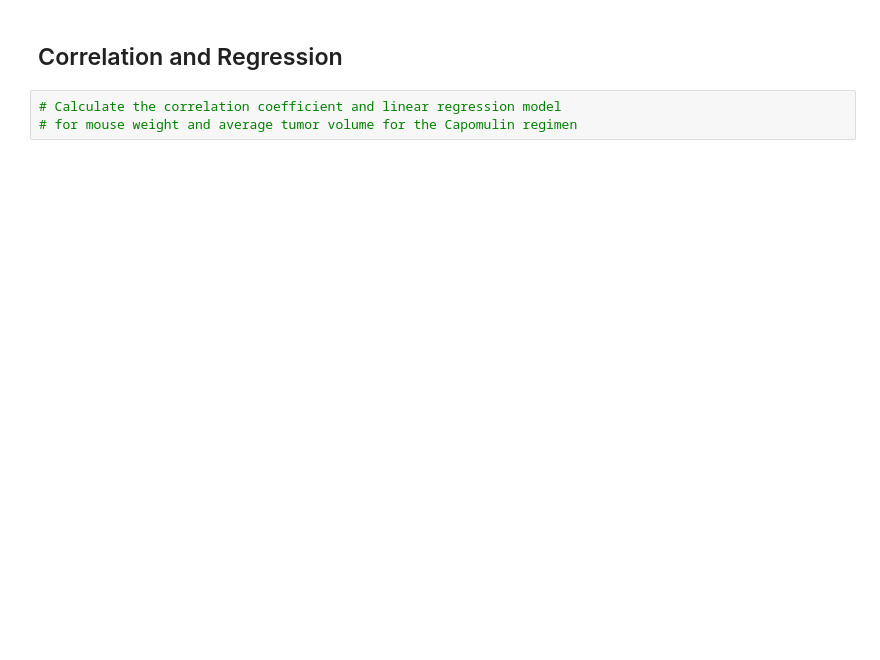
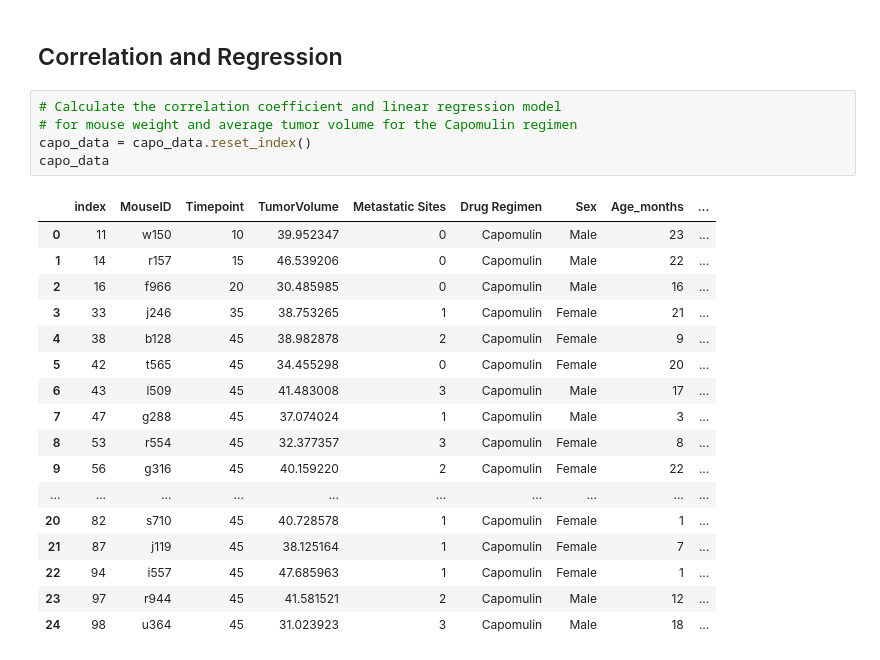
Before and after one commit to thomasipe/matplotlib-challenge, a Jupyter notebook: Pymaceuticals/pymaceuticals_starter.ipynb, the cells around one changed output. Drawn from its saved outputs; the diff is of its cells as text; blank space fills up the shorter version.

```diff
--- a/Pymaceuticals/pymaceuticals_starter.ipynb
+++ b/Pymaceuticals/pymaceuticals_starter.ipynb
@@ -210,3 +277,23 @@ Name: Timepoint, dtype: int64
 # %%
 # Calculate the correlation coefficient and linear regression model
 # for mouse weight and average tumor volume for the Capomulin regimen
+capo_data = capo_data.reset_index()
+capo_data
+# %% [output]
+|  | index | MouseID | Timepoint | TumorVolume | Metastatic Sites | Drug Regimen | Sex | Age_months | ... |
+| 0 | 11 | w150 | 10 | 39.952347 | 0 | Capomulin | Male | 23 | ... |
+| 1 | 14 | r157 | 15 | 46.539206 | 0 | Capomulin | Male | 22 | ... |
+| 2 | 16 | f966 | 20 | 30.485985 | 0 | Capomulin | Male | 16 | ... |
+| 3 | 33 | j246 | 35 | 38.753265 | 1 | Capomulin | Female | 21 | ... |
+| 4 | 38 | b128 | 45 | 38.982878 | 2 | Capomulin | Female | 9 | ... |
+| 5 | 42 | t565 | 45 | 34.455298 | 0 | Capomulin | Female | 20 | ... |
+| 6 | 43 | l509 | 45 | 41.483008 | 3 | Capomulin | Male | 17 | ... |
+| 7 | 47 | g288 | 45 | 37.074024 | 1 | Capomulin | Male | 3 | ... |
+| 8 | 53 | r554 | 45 | 32.377357 | 3 | Capomulin | Female | 8 | ... |
+| 9 | 56 | g316 | 45 | 40.159220 | 2 | Capomulin | Female | 22 | ... |
+| ... | ... | ... | ... | ... | ... | ... | ... | ... | ... |
+| 20 | 82 | s710 | 45 | 40.728578 | 1 | Capomulin | Female | 1 | ... |
+| 21 | 87 | j119 | 45 | 38.125164 | 1 | Capomulin | Female | 7 | ... |
+| 22 | 94 | i557 | 45 | 47.685963 | 1 | Capomulin | Female | 1 | ... |
+| 23 | 97 | r944 | 45 | 41.581521 | 2 | Capomulin | Male | 12 | ... |
+| 24 | 98 | u364 | 45 | 31.023923 | 3 | Capomulin | Male | 18 | ... |
```
Also changed, not shown: parts of 9 cells of this notebook.
